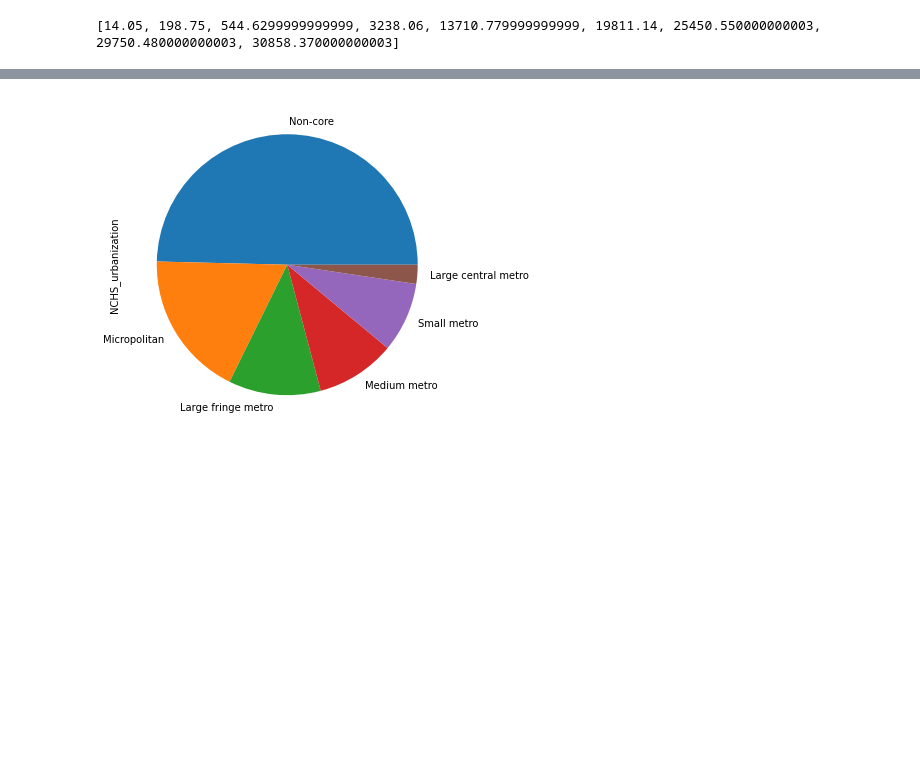
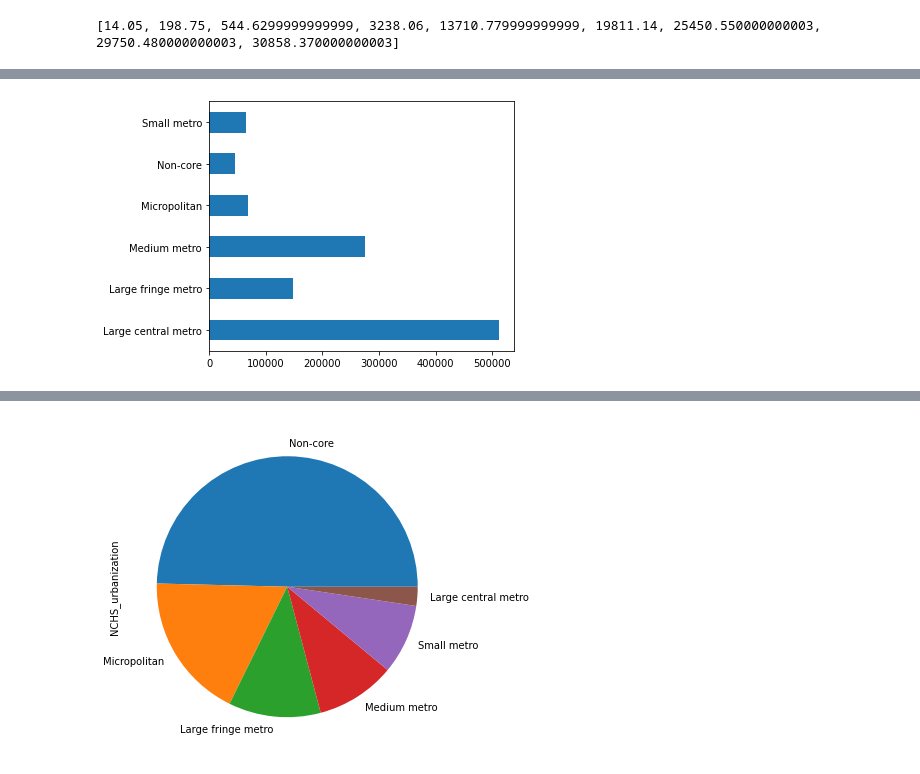
Before and after one commit to inkosi-codes/Covid-19-and-Low-Income-Communities, a Jupyter notebook: src/New_Covid_and_low_income_communities.ipynb, the cells around one changed output, grey strips where cells are left out. Drawn from its saved outputs; the diff is of its cells as text; code cells hidden in the pictures; blank space fills up the shorter version.

```diff
--- a/src/New_Covid_and_low_income_communities.ipynb
+++ b/src/New_Covid_and_low_income_communities.ipynb
@@ -502,0 +539,7 @@ Name: confirmed, dtype: int64
+# %%
+# Confirmed Cases by Urbanized Category
+urbanization_df['confirmed'].plot(kind='barh')
+plt.tight_layout()
+plt.show()
+# %% [output]
+[figure, added]
```
Also changed, not shown: parts of 29 cells of this notebook, 4 other files.
